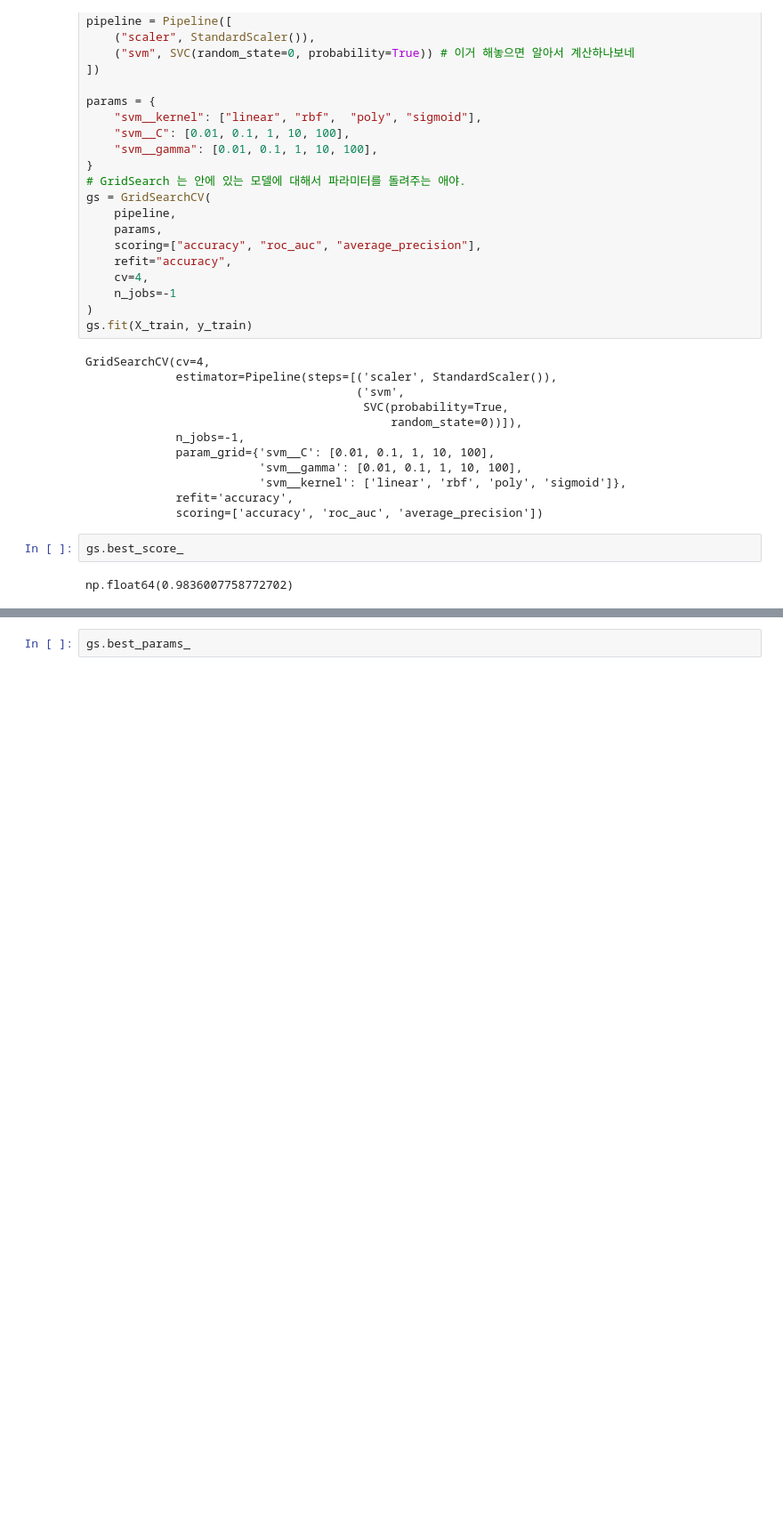
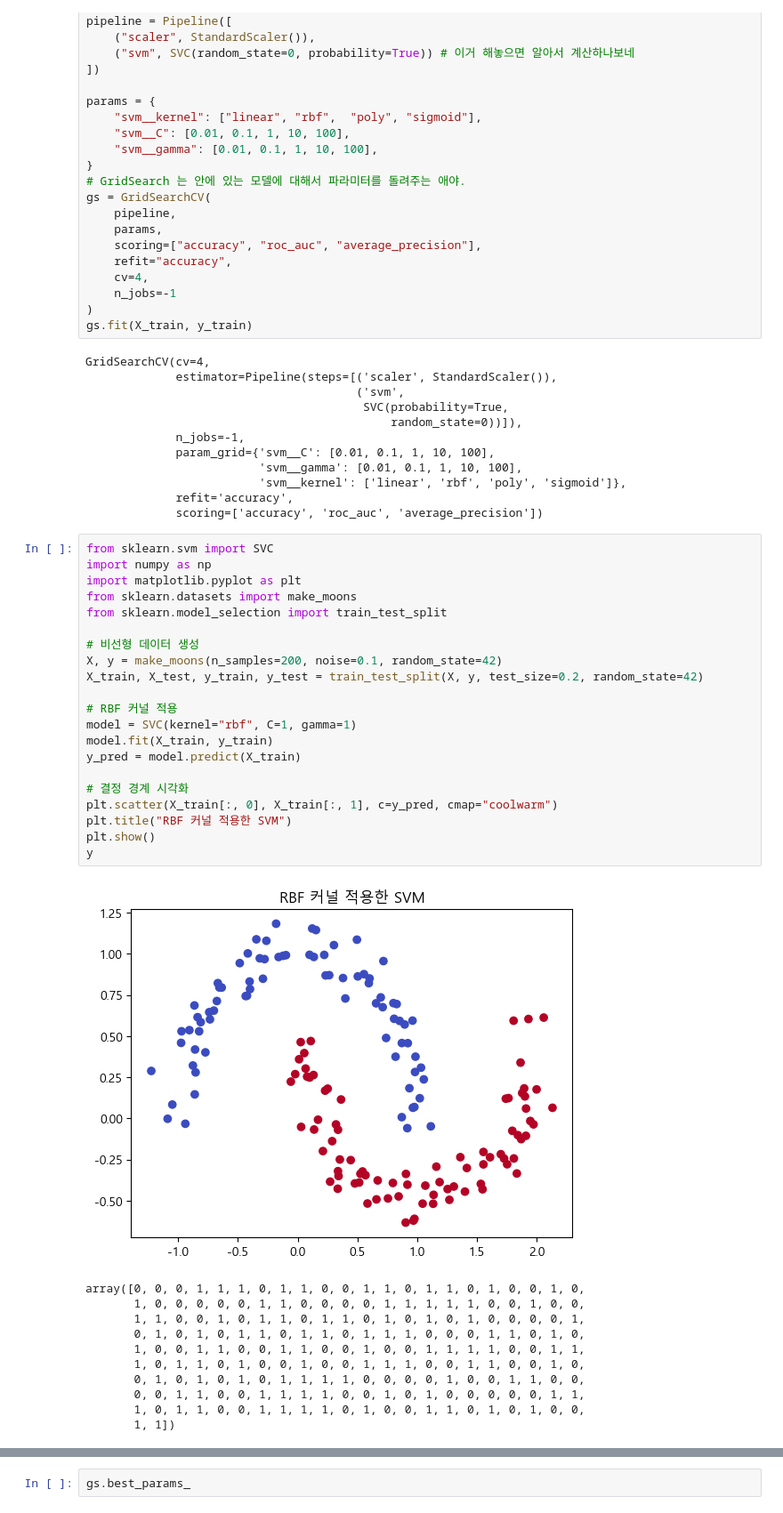
Before and after one commit to Jinhyeok33/my_SKN13, a Jupyter notebook: 08_머신러닝/07_지도학습_SVM.ipynb, the cells around one changed output, grey strips where cells are left out. Shown at 89% size. Saved outputs shown, nothing was run; the diff lists cells and outputs as text; blank space fills up the shorter version.

```diff
--- a/08_머신러닝/07_지도학습_SVM.ipynb
+++ b/08_머신러닝/07_지도학습_SVM.ipynb
@@ -262,7 +262,36 @@ GridSearchCV(cv=4,
                          'svm__kernel': ['linear', 'rbf', 'poly', 'sigmoid']},
              refit='accuracy',
              scoring=['accuracy', 'roc_auc', 'average_precision'])
-# %%
-gs.best_score_
-# %% [output]
-np.float64(0.9836007758772702)
+# %%
+from sklearn.svm import SVC
+import numpy as np
+import matplotlib.pyplot as plt
+from sklearn.datasets import make_moons
+from sklearn.model_selection import train_test_split
+
+# 비선형 데이터 생성
+X, y = make_moons(n_samples=200, noise=0.1, random_state=42)
+X_train, X_test, y_train, y_test = train_test_split(X, y, test_size=0.2, random_state=42)
+
+# RBF 커널 적용
+model = SVC(kernel="rbf", C=1, gamma=1)
+model.fit(X_train, y_train)
+y_pred = model.predict(X_train)
+
+# 결정 경계 시각화
+plt.scatter(X_train[:, 0], X_train[:, 1], c=y_pred, cmap="coolwarm")
+plt.title("RBF 커널 적용한 SVM")
+plt.show()
+y
+# %% [output]
+[figure, added]
+array([0, 0, 0, 1, 1, 1, 0, 1, 1, 0, 0, 1, 1, 0, 1, 1, 0, 1, 0, 0, 1, 0,
+       1, 0, 0, 0, 0, 0, 1, 1, 0, 0, 0, 0, 1, 1, 1, 1, 1, 0, 0, 1, 0, 0,
+       1, 1, 0, 0, 1, 0, 1, 1, 0, 1, 1, 0, 1, 0, 1, 0, 1, 0, 0, 0, 0, 1,
+       0, 1, 0, 1, 0, 1, 1, 0, 1, 1, 0, 1, 1, 1, 0, 0, 0, 1, 1, 0, 1, 0,
+       1, 0, 0, 1, 1, 0, 0, 1, 1, 0, 0, 1, 0, 0, 1, 1, 1, 1, 0, 0, 1, 1,
+       1, 0, 1, 1, 0, 1, 0, 0, 1, 0, 0, 1, 1, 1, 0, 0, 1, 1, 0, 0, 1, 0,
+       0, 1, 0, 1, 0, 1, 0, 1, 1, 1, 1, 0, 0, 0, 0, 1, 0, 0, 1, 1, 0, 0,
+       0, 0, 1, 1, 0, 0, 1, 1, 1, 1, 0, 0, 1, 0, 1, 0, 0, 0, 0, 0, 1, 1,
+       1, 0, 1, 1, 0, 0, 1, 1, 1, 1, 0, 1, 0, 0, 1, 1, 0, 1, 0, 1, 0, 0,
+       1, 1])
```
Also changed, not shown: parts of 2 cells of this notebook, 18 other files.
